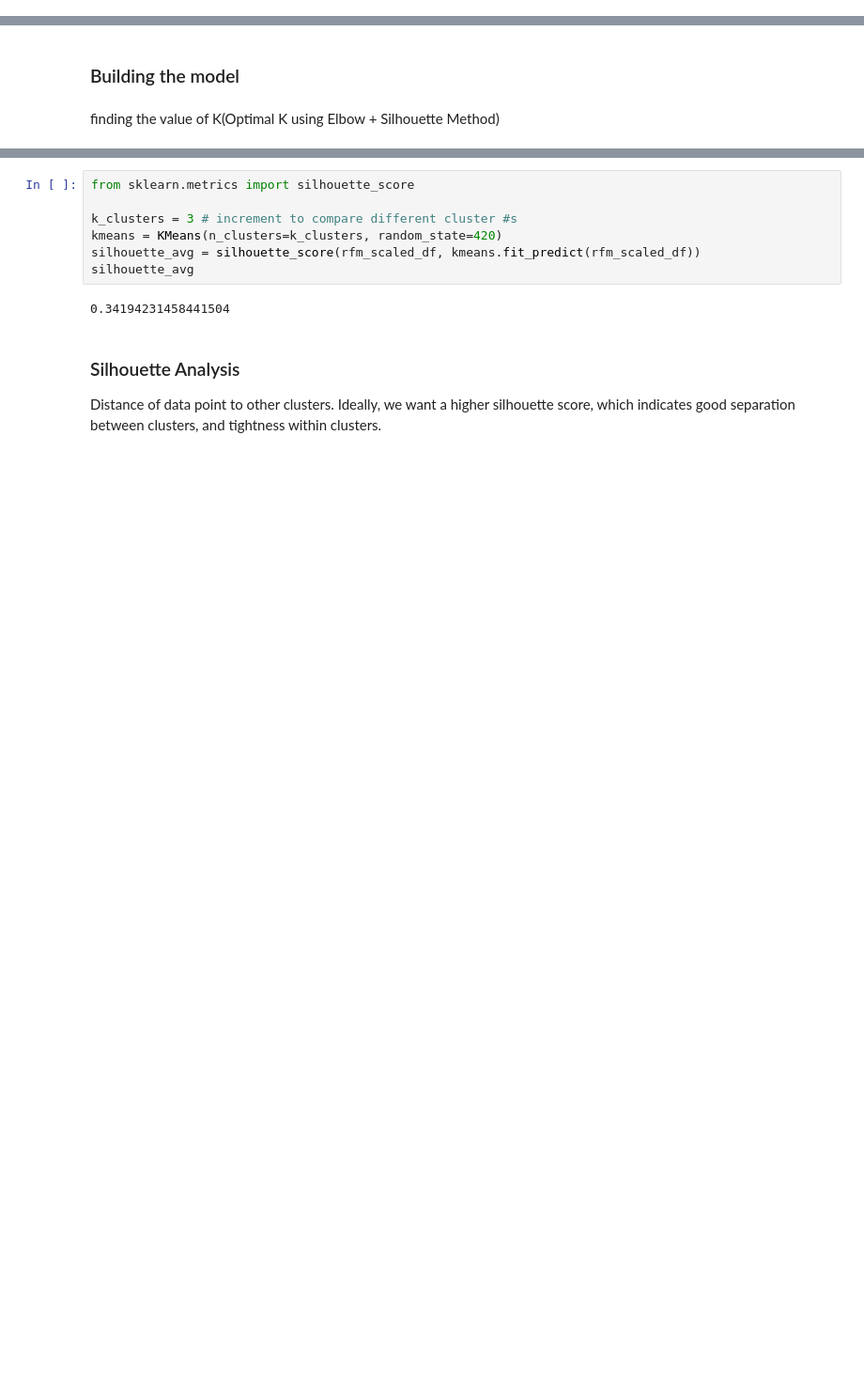
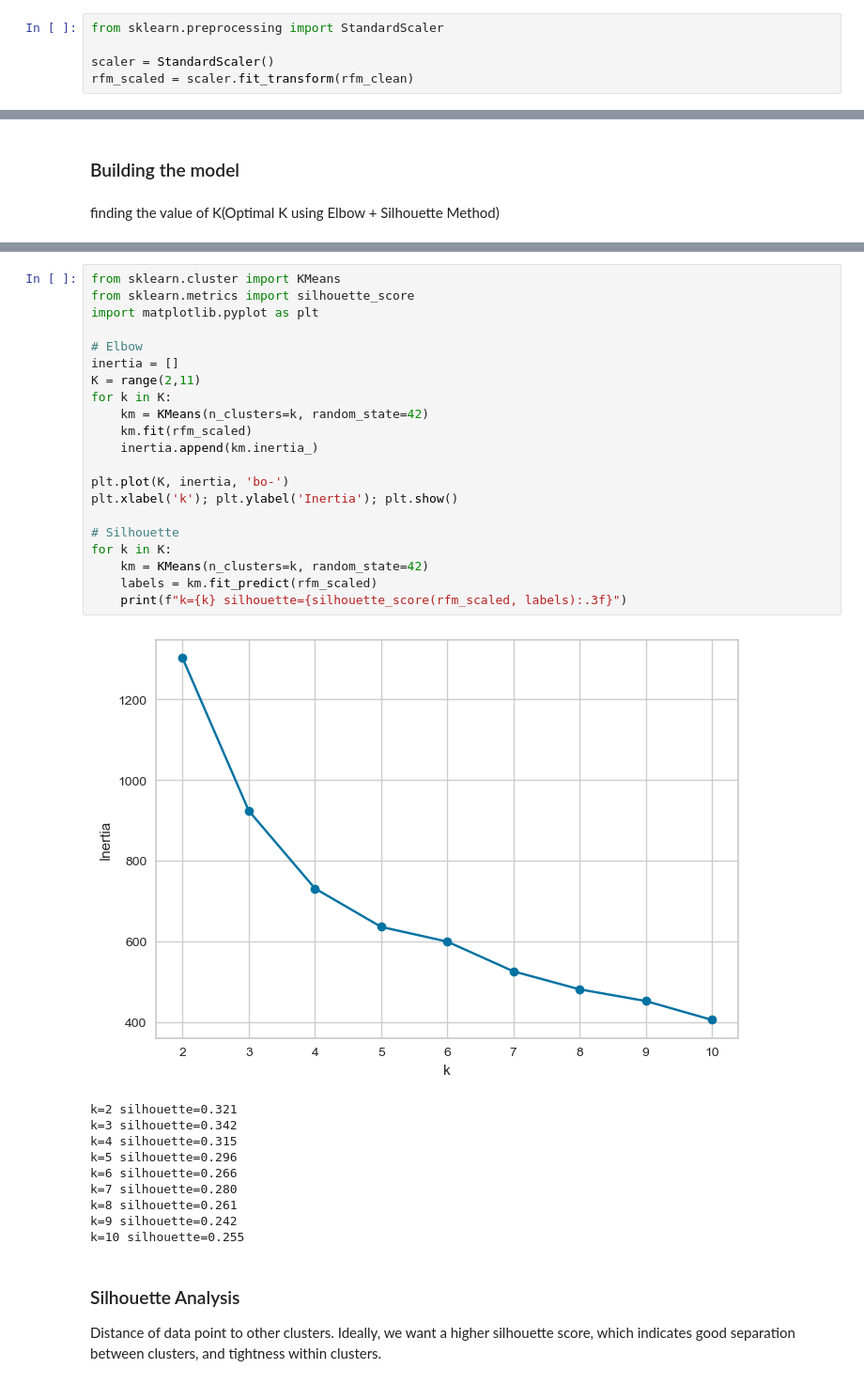
Before and after one commit to bbhatta10/E-Commerce-Sales-Insights-Tableau-Dashboard-, a Jupyter notebook: BI.ipynb, the cells around one changed output, grey strips where cells are left out. Shown at 94% size. Saved outputs shown, nothing was run; the diff lists cells and outputs as text; blank space fills up the shorter version.

```diff
--- a/BI.ipynb
+++ b/BI.ipynb
@@ -1476,3 +1474,8 @@ print(rfm_scaled_df.head())
+# %%
+from sklearn.preprocessing import StandardScaler
+
+scaler = StandardScaler()
+rfm_scaled = scaler.fit_transform(rfm_clean)
 # %% [markdown]
 ### Scale the Features
 # %%
@@ -1531,12 +1516,35 @@ plt.show()
-# %%
-from sklearn.metrics import silhouette_score
-
-k_clusters = 3 # increment to compare different cluster #s
-kmeans = KMeans(n_clusters=k_clusters, random_state=420)
-silhouette_avg = silhouette_score(rfm_scaled_df, kmeans.fit_predict(rfm_scaled_df))
-silhouette_avg
-# %% [output]
-0.34194231458441504
+# %%
+from sklearn.cluster import KMeans
+from sklearn.metrics import silhouette_score
+import matplotlib.pyplot as plt
+
+# Elbow
+inertia = []
+K = range(2,11)
+for k in K:
+    km = KMeans(n_clusters=k, random_state=42)
+    km.fit(rfm_scaled)
+    inertia.append(km.inertia_)
+
+plt.plot(K, inertia, 'bo-')
+plt.xlabel('k'); plt.ylabel('Inertia'); plt.show()
+
+# Silhouette
+for k in K:
+    km = KMeans(n_clusters=k, random_state=42)
+    labels = km.fit_predict(rfm_scaled)
+    print(f"k={k} silhouette={silhouette_score(rfm_scaled, labels):.3f}")
+# %% [output]
+[figure, added]
+k=2 silhouette=0.321
+k=3 silhouette=0.342
+k=4 silhouette=0.315
+k=5 silhouette=0.296
+k=6 silhouette=0.266
+k=7 silhouette=0.280
+k=8 silhouette=0.261
+k=9 silhouette=0.242
+k=10 silhouette=0.255
 # %% [markdown]
 ### Silhouette Analysis
 Distance of data point to other clusters. Ideally, we want a higher silhouette score, which indicates good separation between clusters, and tightness within clusters.
```
Also changed, not shown: parts of 22 cells of this notebook.
